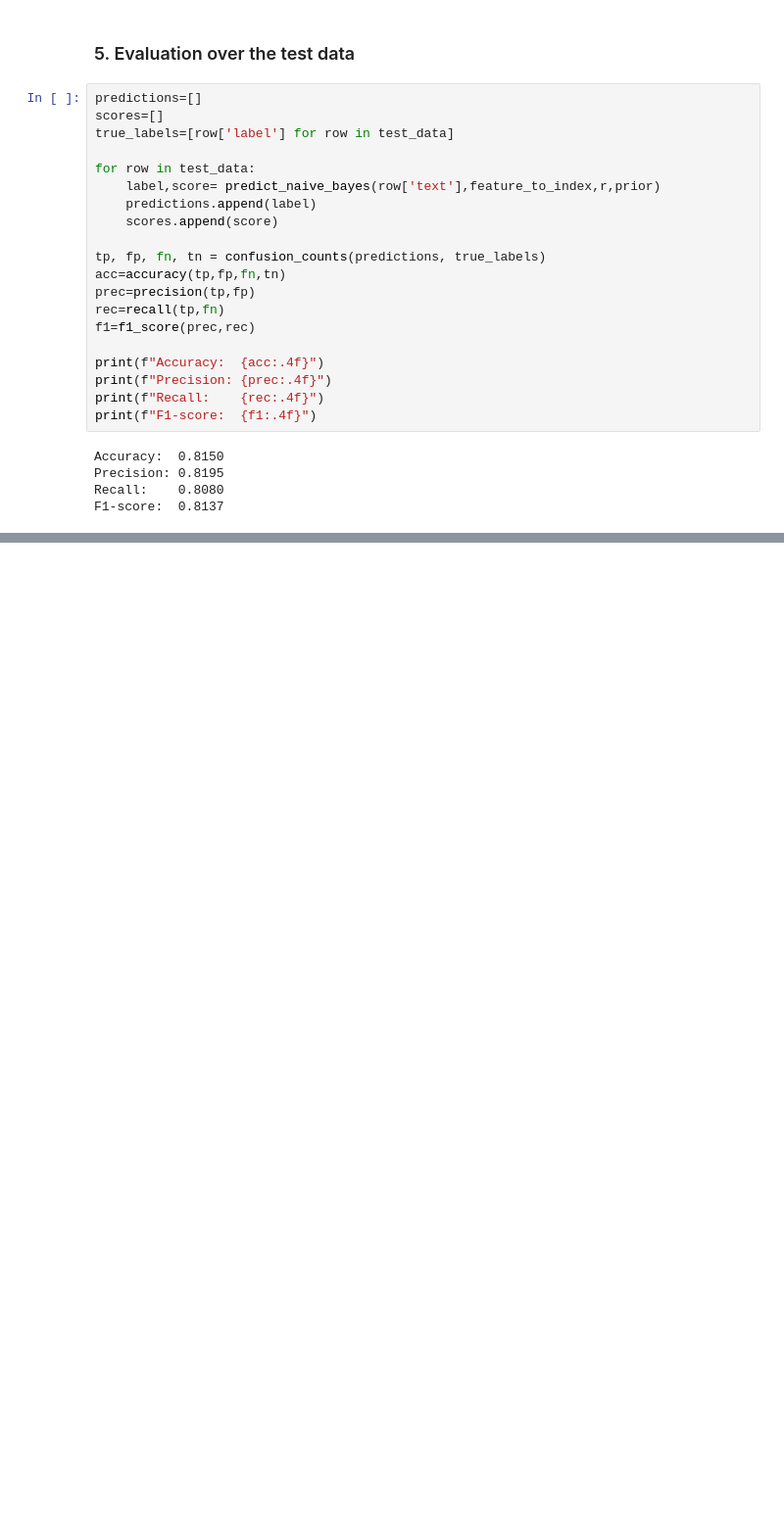
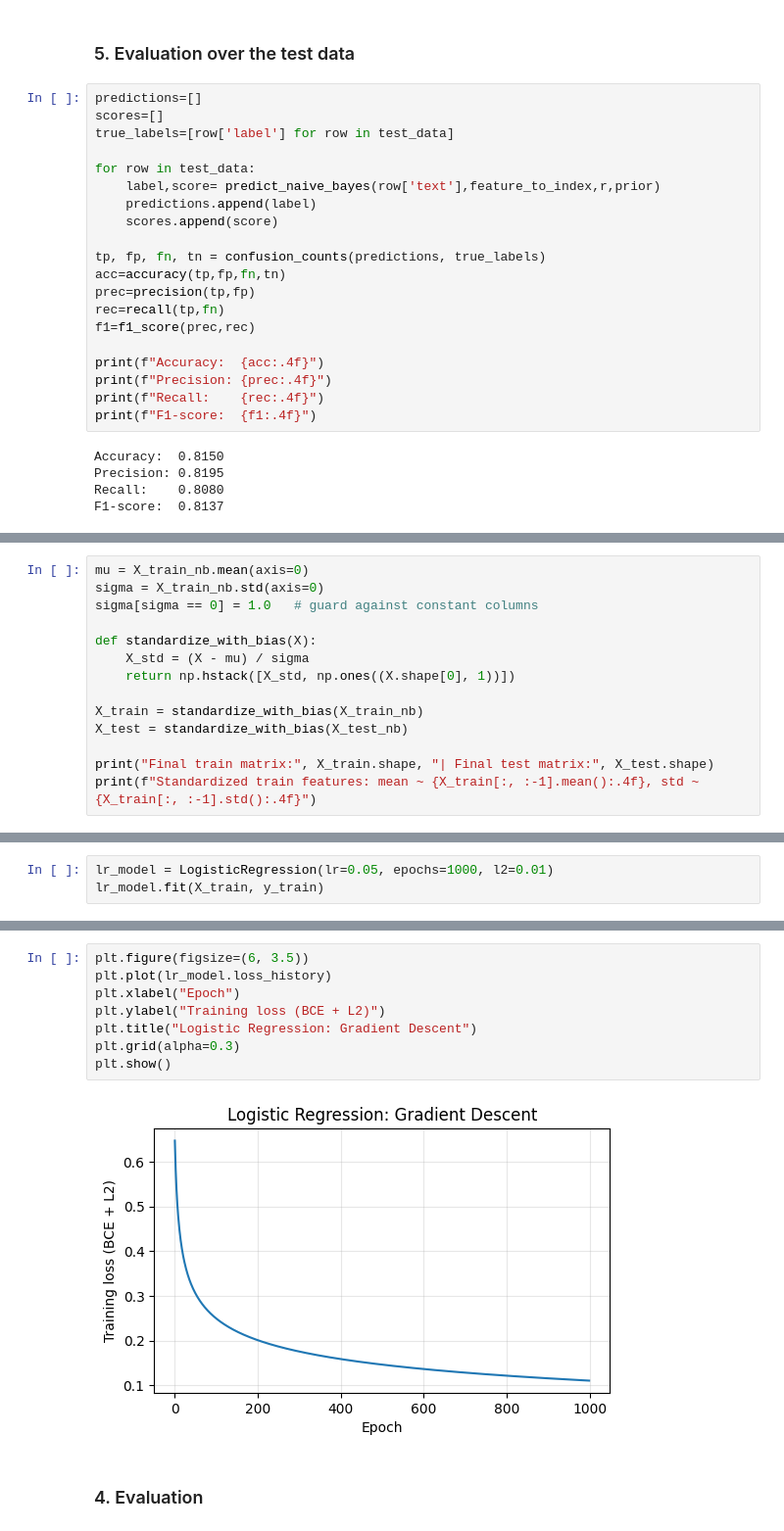
Before and after one commit to habibarezq/Sentiment-analysis, a Jupyter notebook: Sentiment_Analysis.ipynb, the cells around one changed output, grey strips where cells are left out. Shown at 98% size. Cells and saved outputs as stored; diff of their text form; blank space fills up the shorter version.

```diff
--- a/Sentiment_Analysis.ipynb
+++ b/Sentiment_Analysis.ipynb
@@ -343,0 +368,14 @@ F1-score:  0.8137
+# %%
+mu = X_train_nb.mean(axis=0)
+sigma = X_train_nb.std(axis=0)
+sigma[sigma == 0] = 1.0   # guard against constant columns
+
+def standardize_with_bias(X):
+    X_std = (X - mu) / sigma
+    return np.hstack([X_std, np.ones((X.shape[0], 1))])
+
+X_train = standardize_with_bias(X_train_nb)
+X_test = standardize_with_bias(X_test_nb)
+
+print("Final train matrix:", X_train.shape, "| Final test matrix:", X_test.shape)
+print(f"Standardized train features: mean ~ {X_train[:, :-1].mean():.4f}, std ~ {X_train[:, :-1].std():.4f}")
@@ -343,0 +428,3 @@ F1-score:  0.8137
+# %%
+lr_model = LogisticRegression(lr=0.05, epochs=1000, l2=0.01)
+lr_model.fit(X_train, y_train)
@@ -343,0 +450,12 @@ F1-score:  0.8137
+# %%
+plt.figure(figsize=(6, 3.5))
+plt.plot(lr_model.loss_history)
+plt.xlabel("Epoch")
+plt.ylabel("Training loss (BCE + L2)")
+plt.title("Logistic Regression: Gradient Descent")
+plt.grid(alpha=0.3)
+plt.show()
+# %% [output]
+[figure, added]
+# %% [markdown]
+### 4. Evaluation
```
Also changed, not shown: parts of 13 cells of this notebook, 1 other file.
